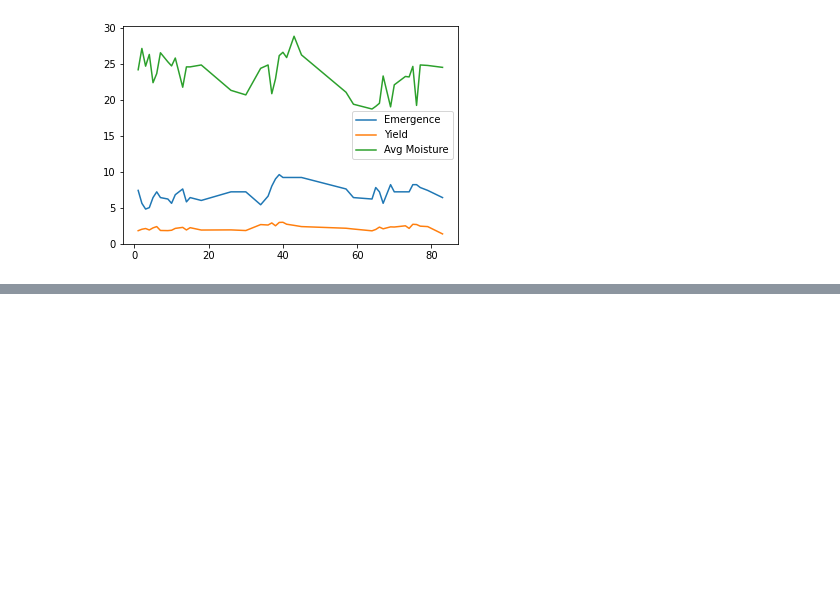
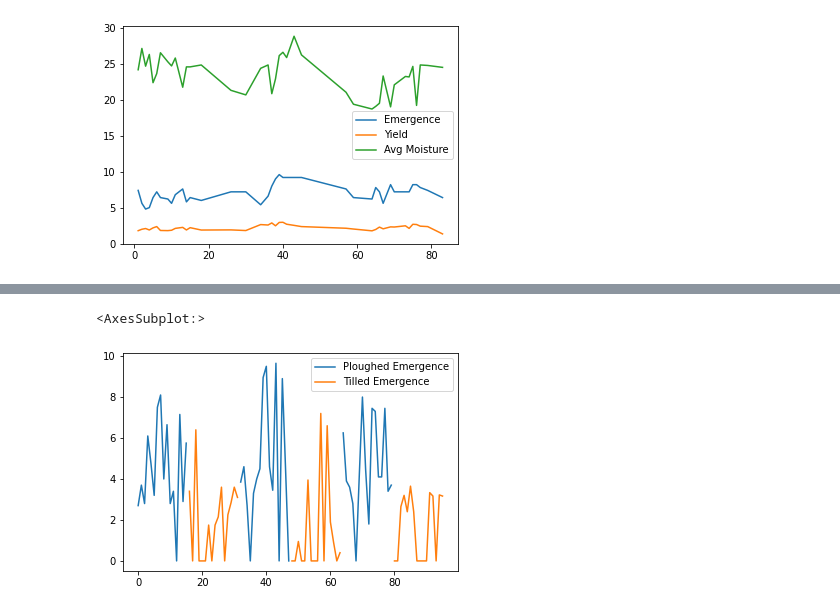
Before and after one commit to ciaranpflanagan/FYP, a Jupyter notebook: data_analysis.ipynb, the cells around one changed output, grey strips where cells are left out. Cells and saved outputs as stored; diff of their text form; code cells hidden in the pictures; blank space fills up the shorter version.

```diff
--- a/data_analysis.ipynb
+++ b/data_analysis.ipynb
@@ -158,0 +250,35 @@ df.plot()
+# %%
+ploughed_emergence = pd.DataFrame({'Emergence \'20' : ploughed_2020['Emergence'],
+    'Emergence \'21' : ploughed_2021['Emergence']
+})
+tilled_emergence = pd.DataFrame({'Emergence \'20' : tilled_2020['Emergence'],
+    'Emergence \'21' : tilled_2021['Emergence']
+})
+
+ploughed_yield = pd.DataFrame({'Yield \'20' : ploughed_2020['Combine Yield (t/ac)'],
+    'Yield \'21' : ploughed_2021['Combine Yield (t/ac)']
+})
+tilled_yield = pd.DataFrame({'Yield \'20' : tilled_2020['Combine Yield (t/ac)'],
+    'Yield \'21' : tilled_2021['Combine Yield (t/ac)']
+})
+ploughed_emergence = ploughed_emergence.fillna(0)
+tilled_emergence = tilled_emergence.fillna(0)
+ploughed_yield = ploughed_yield.fillna(0)
+tilled_yield = tilled_yield.fillna(0)
+
+
+ploughed_emergence_avg = ploughed_emergence[['Emergence \'20', 'Emergence \'21']].mean(axis=1)
+tilled_emergence_avg = tilled_emergence[['Emergence \'20', 'Emergence \'21']].mean(axis=1)
+
+ploughed_yield_avg = ploughed_yield[['Yield \'20', 'Yield \'21']].mean(axis=1)
+tilled_yield_avg = tilled_yield[['Yield \'20', 'Yield \'21']].mean(axis=1)
+# %%
+df = pd.DataFrame({
+    'Ploughed Emergence' : ploughed_emergence_avg,
+    'Tilled Emergence' : tilled_emergence_avg,
+})
+
+df.plot() # Could change to a scatter plot?
+# %% [output]
+<AxesSubplot:>
+[figure, added]
```
Also changed, not shown: parts of 9 cells of this notebook.
